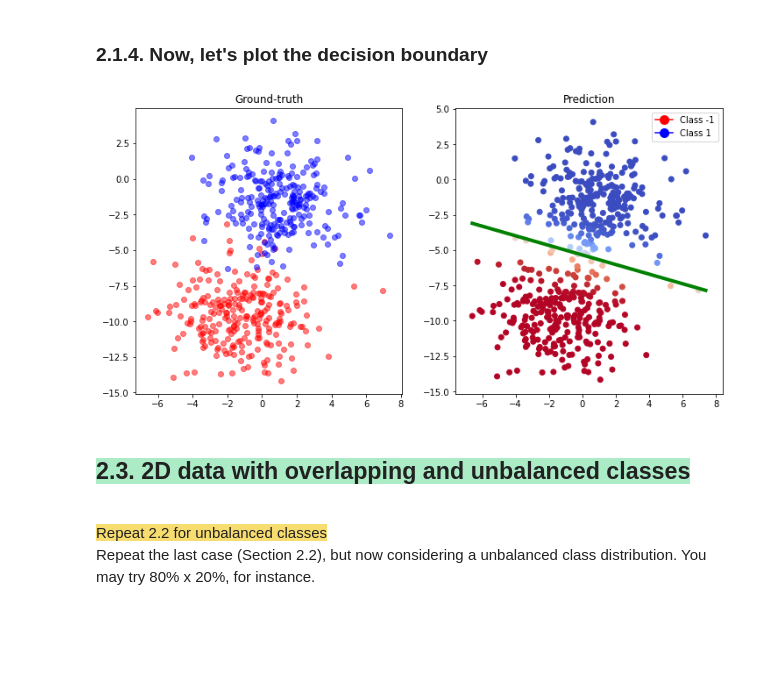
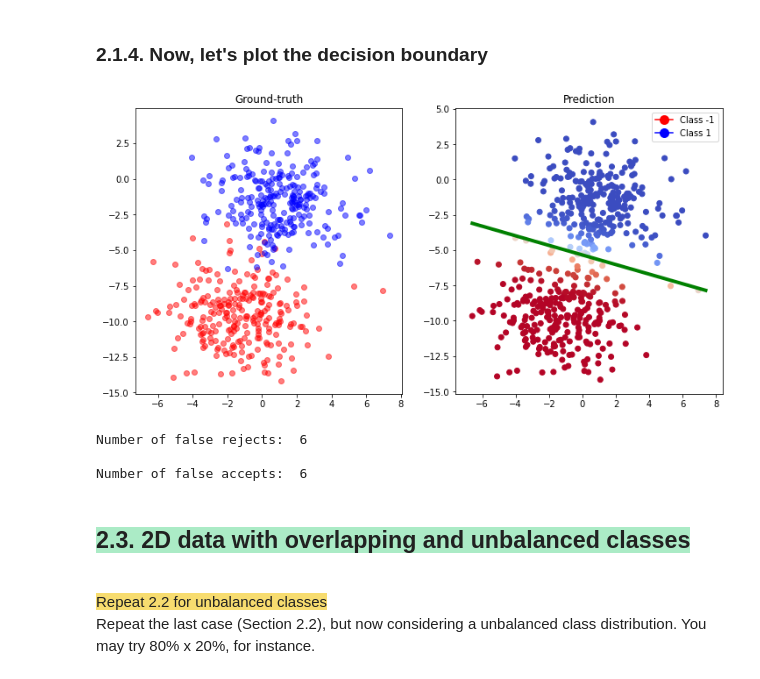
Before and after one commit to gdquintero/mac5832, a Jupyter notebook: ep2/ep02_logreg.ipynb, the cells around one changed output. Drawn from its saved outputs; the diff is of its cells as text; code cells hidden in the pictures; blank space fills up the shorter version.

```diff
--- a/ep2/ep02_logreg.ipynb
+++ b/ep2/ep02_logreg.ipynb
@@ -475,11 +509,21 @@ Final loss:
 # %% [markdown]
 ### 2.1.4. Now, let's plot the decision boundary
-# %%
-y_pred = predict_logistic(X, w_logistic)
-
-plot_decision_boundary(y_pred)
-# %% [output]
-[figure, removed]
+# %%
+y_pred = predict_logistic(X, w_logistic)
+
+plot_decision_boundary(y_pred)
+
+false_reject,false_accept = error_measure(threshold,y,y_pred)
+
+print()
+print("Number of false rejects: ",false_reject)
+print()
+print("Number of false accepts: ",false_accept)
+# %% [output]
+[figure, added]
+Number of false rejects:  6
+
+Number of false accepts:  6
 # %% [markdown]
 ## <font style="background-color:#abebc6">2.3. 2D data with overlapping and unbalanced classes</font>
 
```
Also changed, not shown: parts of 10 cells of this notebook.
